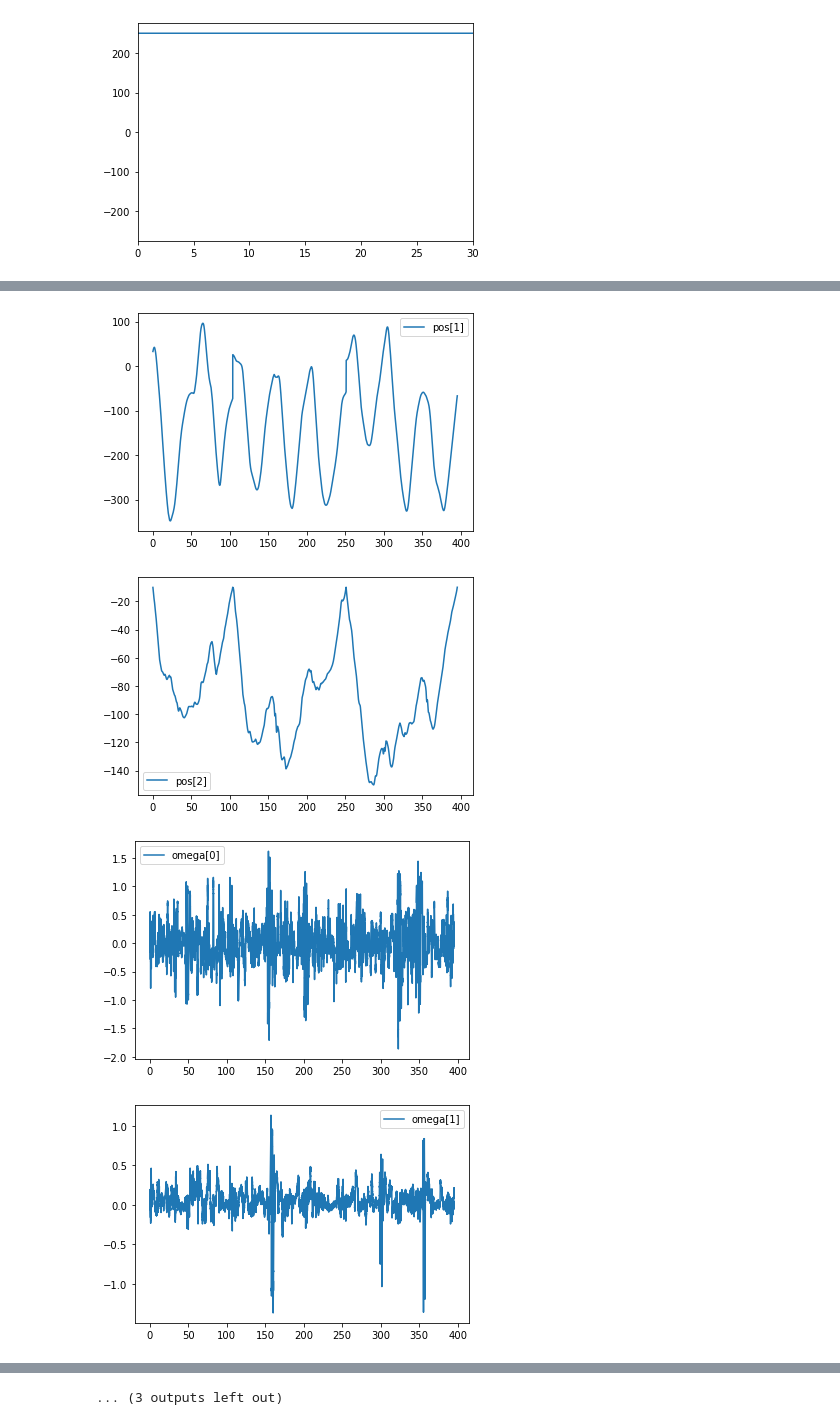
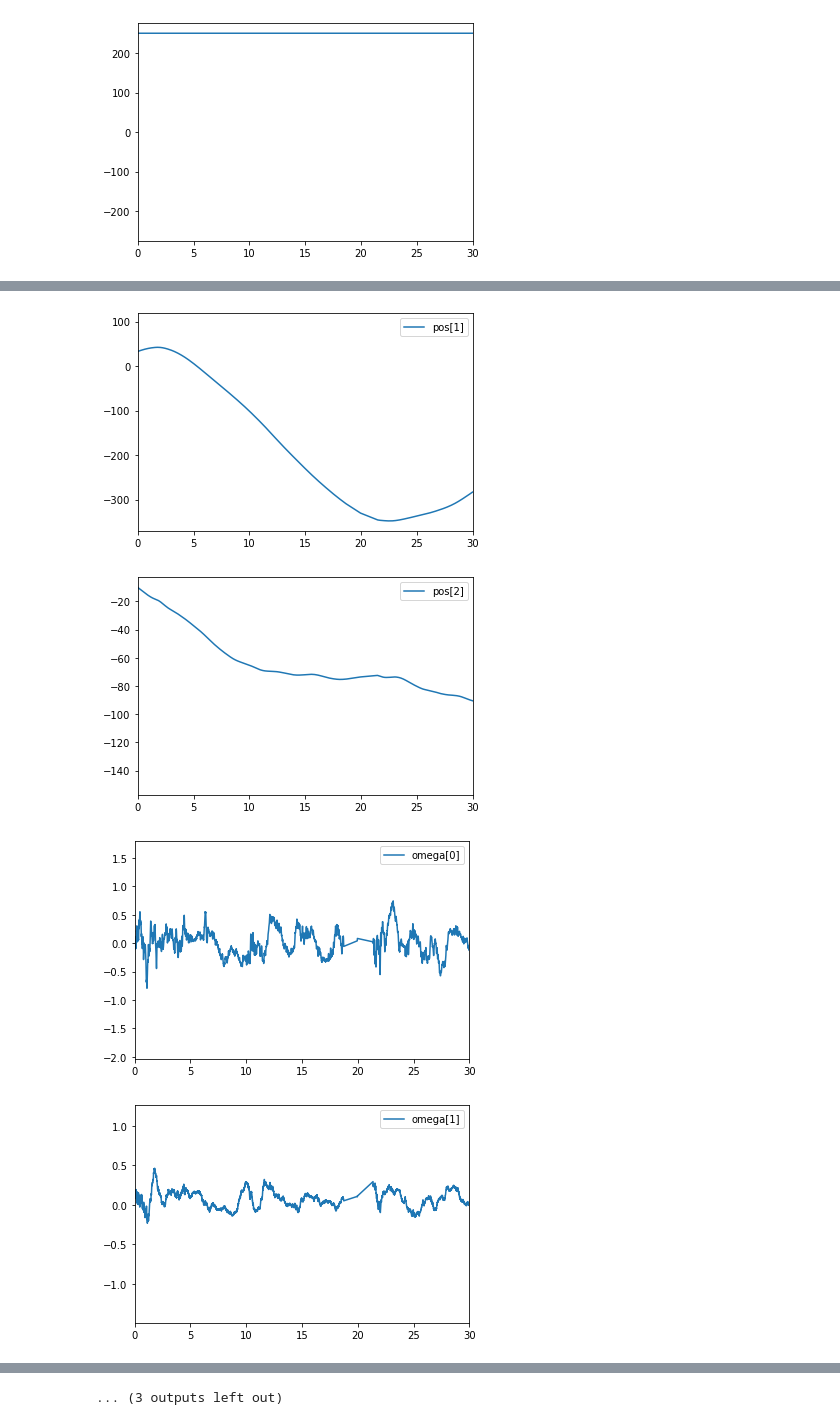
Before and after one commit to altlnt/Avion-Simulation-Identification, a Jupyter notebook: Modelization/concatenate_data.ipynb, the cells around one changed output, grey strips where cells are left out. Saved outputs shown, nothing was run; the diff lists cells and outputs as text; code cells hidden in the pictures.

```diff
--- a/Modelization/concatenate_data.ipynb
+++ b/Modelization/concatenate_data.ipynb
@@ -239,6 +239,6 @@ for key in df3.keys():
     if key not in ["index", "Unnamed: 0", "t", "takeoff", "q[0]","q[1]","q[2]","q[3]", "acc[0]","acc[1]", "acc[2]",  "omegadot[0]","omegadot[1]", "omegadot[2]", "joystick[0]","joystick[1]","joystick[2]","joystick[3]"]:
         plt.figure()
         plt.plot(df3.t, df3[key], label=key)
-        #plt.xlim((p,p+30))
+        plt.xlim((p,p+30))
         plt.legend()
 # %% [output]
@@ -249,4 +249,4 @@ for key in df3.keys():
-[figure, old version]
+[figure, new version]
-[figure, old version]
+[figure, new version]
-[figure, old version]
+[figure, new version]
-[figure, old version]
+[figure, new version]
```
Also changed, not shown: parts of 1 cell of this notebook, 4 other files.
